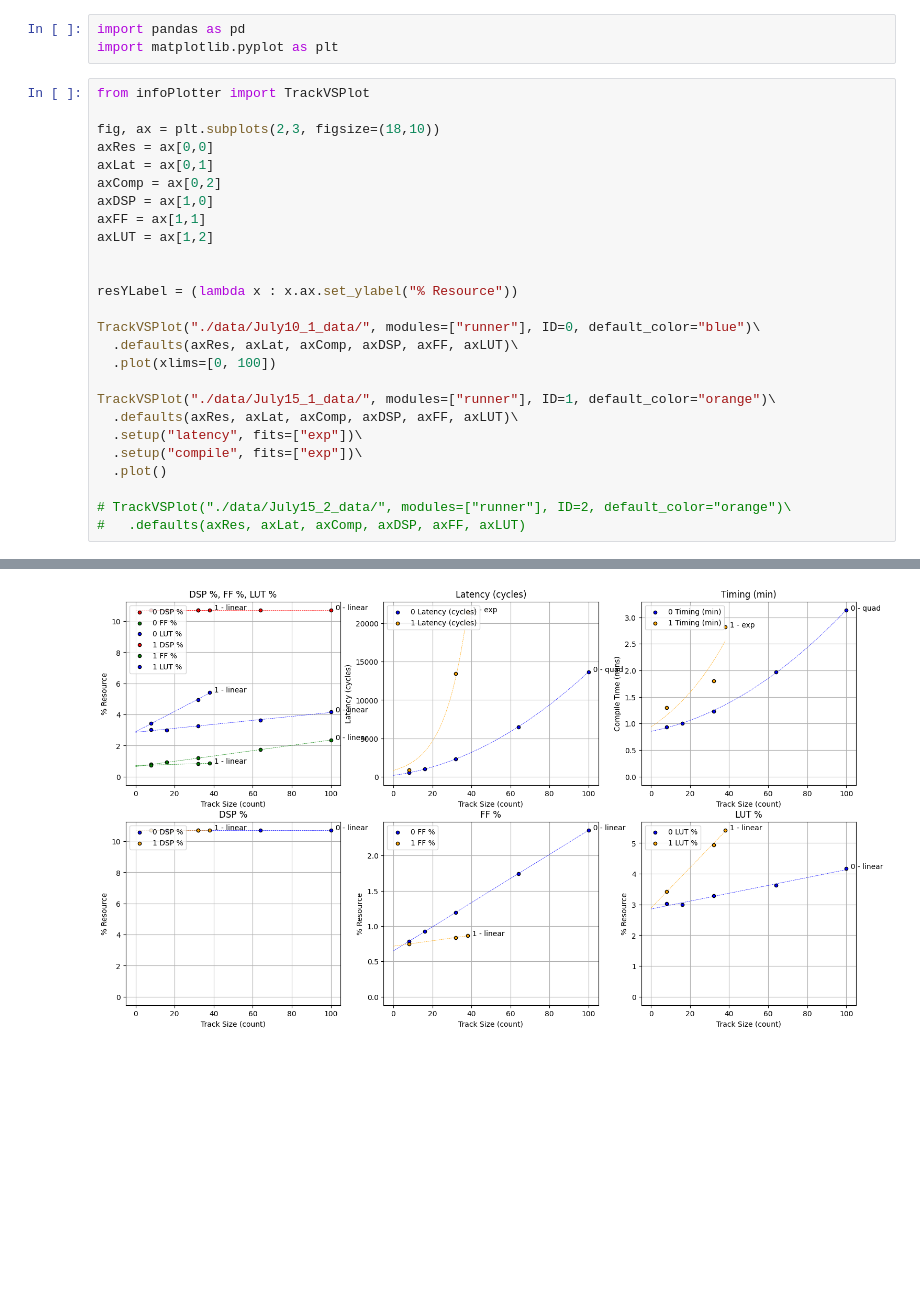
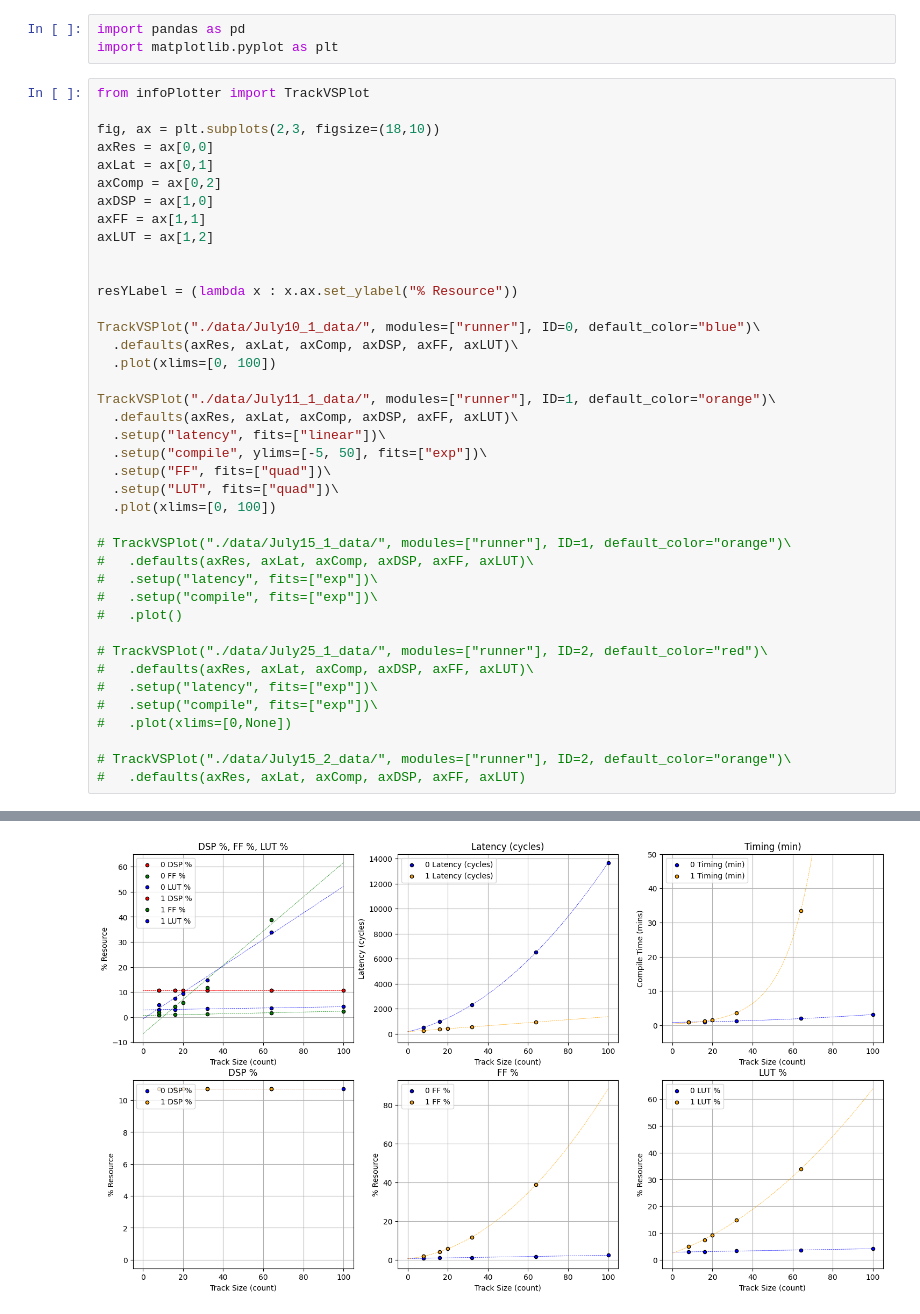
Before and after one commit to dfurle/HitWarrior, a Jupyter notebook: zReportReader/report_reader.ipynb, the cells around one changed output, grey strips where cells are left out. Drawn from its saved outputs; the diff is of its cells as text; blank space fills up the shorter version.

```diff
--- a/zReportReader/report_reader.ipynb
+++ b/zReportReader/report_reader.ipynb
@@ -19,11 +19,25 @@ TrackVSPlot("./data/July10_1_data/", modules=["runner"], ID=0, default_color="bl
   .defaults(axRes, axLat, axComp, axDSP, axFF, axLUT)\
   .plot(xlims=[0, 100])
 
-TrackVSPlot("./data/July15_1_data/", modules=["runner"], ID=1, default_color="orange")\
+TrackVSPlot("./data/July11_1_data/", modules=["runner"], ID=1, default_color="orange")\
   .defaults(axRes, axLat, axComp, axDSP, axFF, axLUT)\
-  .setup("latency", fits=["exp"])\
-  .setup("compile", fits=["exp"])\
-  .plot()
+  .setup("latency", fits=["linear"])\
+  .setup("compile", ylims=[-5, 50], fits=["exp"])\
+  .setup("FF", fits=["quad"])\
+  .setup("LUT", fits=["quad"])\
+  .plot(xlims=[0, 100])
+
+# TrackVSPlot("./data/July15_1_data/", modules=["runner"], ID=1, default_color="orange")\
+#   .defaults(axRes, axLat, axComp, axDSP, axFF, axLUT)\
+#   .setup("latency", fits=["exp"])\
+#   .setup("compile", fits=["exp"])\
+#   .plot()
+
+# TrackVSPlot("./data/July25_1_data/", modules=["runner"], ID=2, default_color="red")\
+#   .defaults(axRes, axLat, axComp, axDSP, axFF, axLUT)\
+#   .setup("latency", fits=["exp"])\
+#   .setup("compile", fits=["exp"])\
+#   .plot(xlims=[0,None])
 
 # TrackVSPlot("./data/July15_2_data/", modules=["runner"], ID=2, default_color="orange")\
 #   .defaults(axRes, axLat, axComp, axDSP, axFF, axLUT)
@@ -47 +63 @@ TrackVSPlot("./data/July15_1_data/", modules=["runner"], ID=1, default_color="or
-[figure, old version]
+[figure, new version]
```
Also changed, not shown: parts of 3 cells of this notebook, 10 other files.
